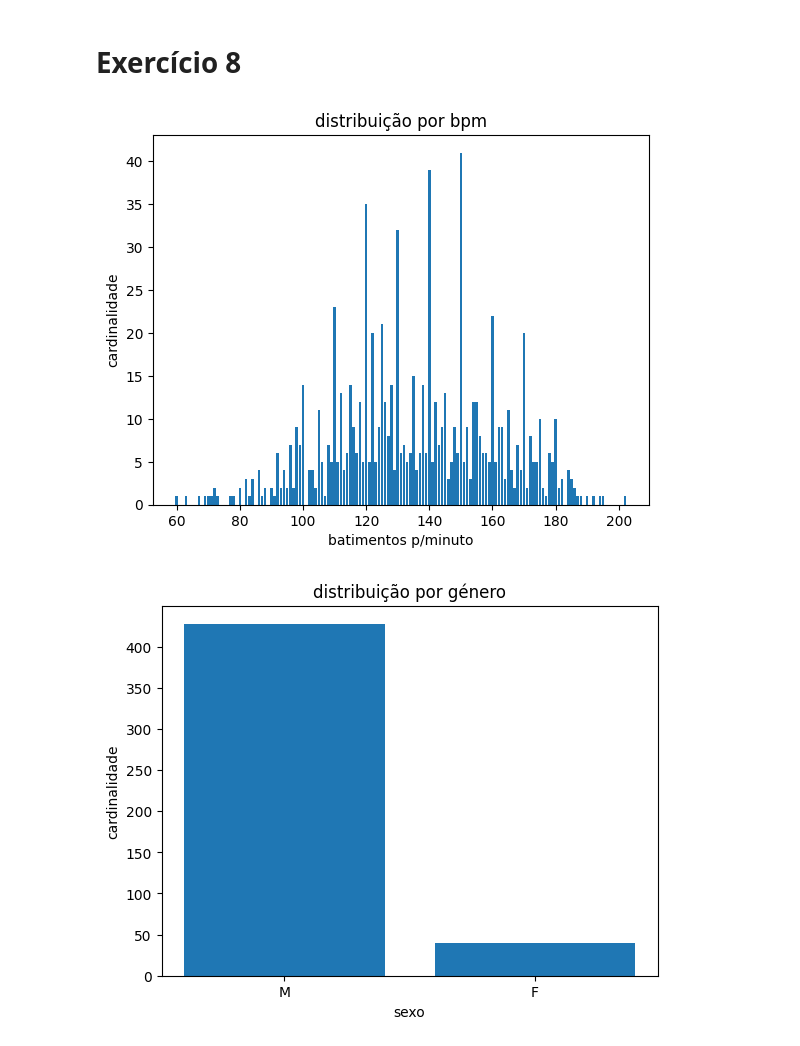
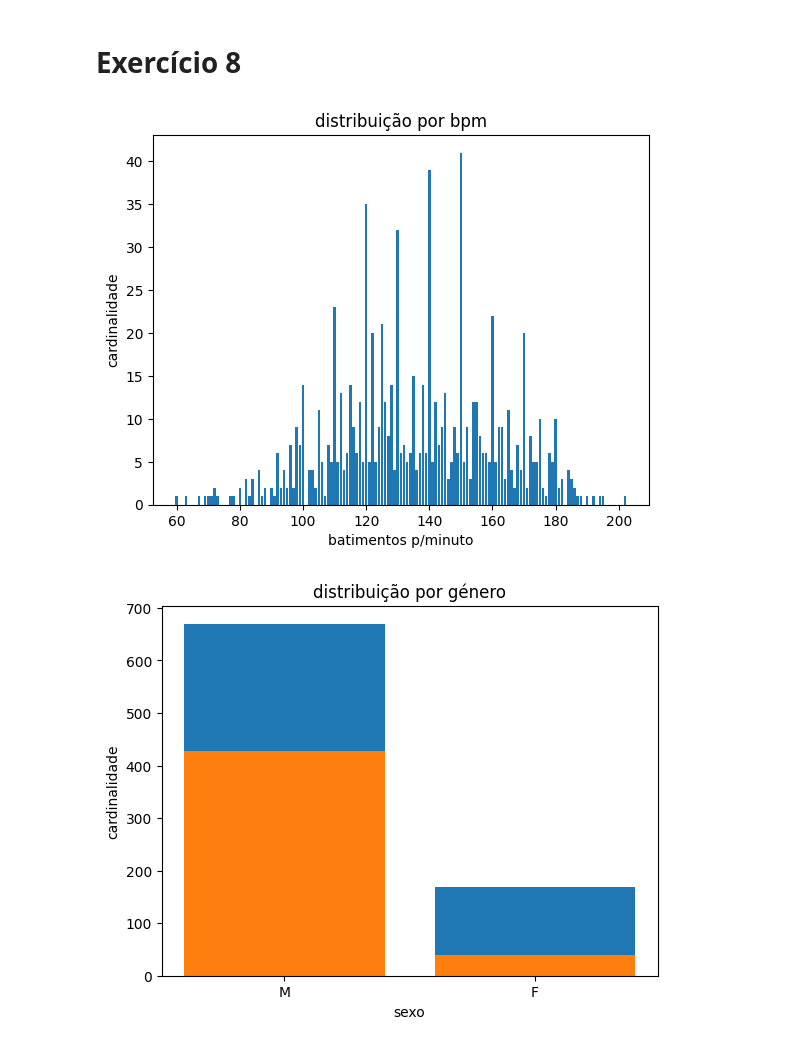
Before and after one commit to JBB-DO-MAL-V2/PL2023-1, a Jupyter notebook: TPC1/PL2023_TPC1.ipynb, the cells around one changed output. Saved outputs shown, nothing was run; the diff lists cells and outputs as text; code cells hidden in the pictures.

Commit message:
feix: adding total to gender distribution

```diff
--- a/TPC1/PL2023_TPC1.ipynb
+++ b/TPC1/PL2023_TPC1.ipynb
@@ -54,6 +54,17 @@ print(distribution_by_bpm())
 # %% [markdown]
 # Exercício 3
 # %%
+def total_by_gender():
+    model = readfile()
+    total = dict()
+    total['M'] = 0
+    total['F'] = 0
+    for values in model.values():
+        v = values.split(',')
+        total[v[1]] = total.get(v[1]) + 1
+
+    return total
+
 def distribution_by_gender():
     model = readfile()
     sick = dict()
@@ -70,9 +81,10 @@ def distribution_by_gender():
 res = distribution_by_gender()
 total_doente_m = int(res['M'])
 total_doente_f = int(res['F'])
+total_gender = total_by_gender()
 print(distribution_by_gender())
-print(f"doentes masculino: {res['M']}")
-print(f"doentes feminino: {res['F']}")
-print(f"total doentes: {total_doente_m + total_doente_f} / {total()} ")
+print(f"doentes masculino: {res['M']} / {total_gender['M']}")
+print(f"doentes feminino: {res['F']} / {total_gender['F']}")
+print(f"doentes: {total_doente_m + total_doente_f} / {total()} ")
 # %% [output]
 {'M': 428, 'F': 40}
@@ -198,6 +210,7 @@ import matplotlib.pyplot as plt;
 def distribution_graph():
     bpm = distribution_by_bpm()
     gender = distribution_by_gender()
+    total_gender = total_by_gender()
     age_group = distribution_by_age_group()
     colesterol = distribution_by_colesterol()
 
@@ -206,33 +219,34 @@ def distribution_graph():
     ax.set_title('distribuição por bpm')
     ax.set_xlabel("batimentos p/minuto")
     ax.set_ylabel('cardinalidade')
     plt.show()
 
     _, bx = plt.subplots()
+    bx.bar(total_gender.keys(),total_gender.values())
     bx.bar(gender.keys(), gender.values())
     bx.set_title('distribuição por género')
     bx.set_xlabel("sexo")
     bx.set_ylabel('cardinalidade')
     plt.show()
 
     _, cx = plt.subplots()
     cx.bar(age_group.keys(), age_group.values())
     cx.set_title('distribuição por faixa etária')
     cx.set_xlabel("faixa etária")
     cx.set_ylabel('cardinalidade')
     plt.show()
 
     _, dx = plt.subplots()
     dx.bar(colesterol.keys(), colesterol.values())
     dx.set_title('distribuição por colesterol')
     dx.set_xlabel("colesterol")
     dx.set_ylabel('cardinalidade')
 
     plt.show()
 
 distribution_graph()
 # %% [output]
 [figure]
-[figure, old version]
+[figure, new version]
 [figure]
 [figure]
```
Also changed, not shown: parts of 1 cell of this notebook.
